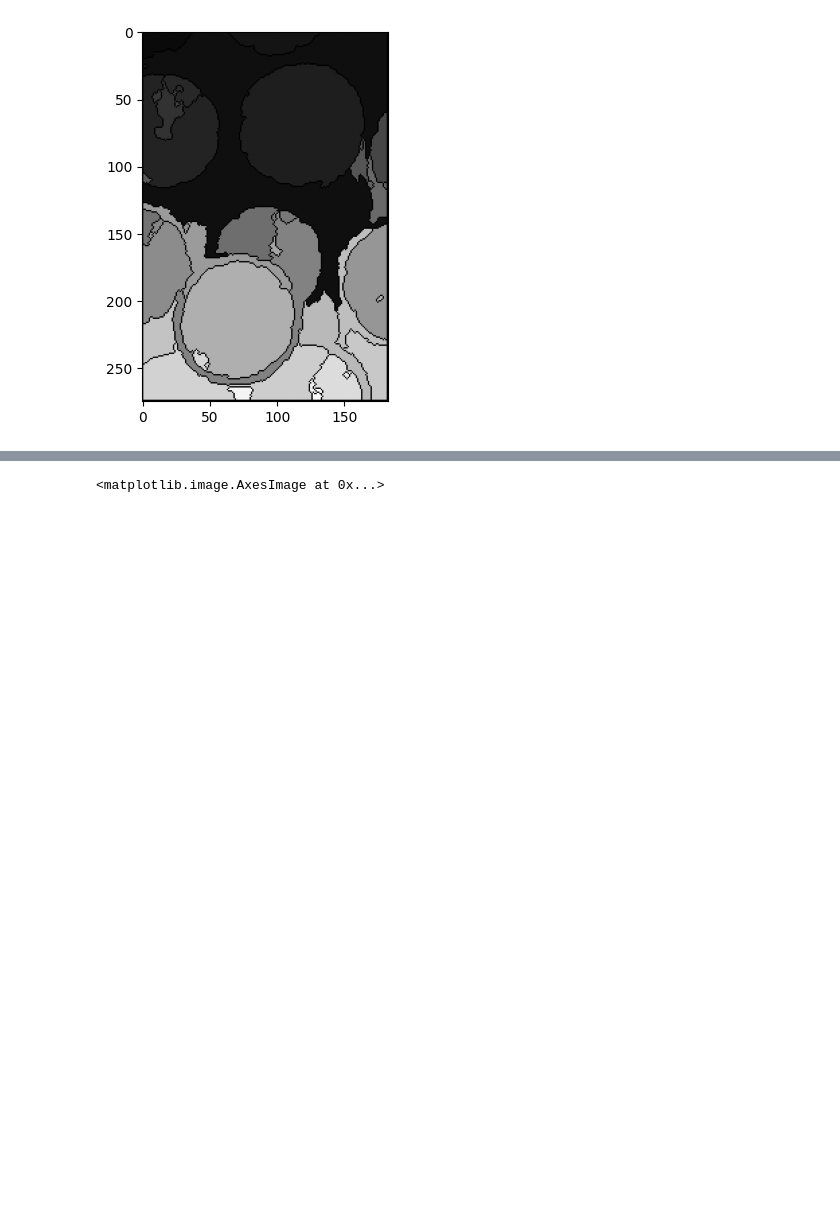
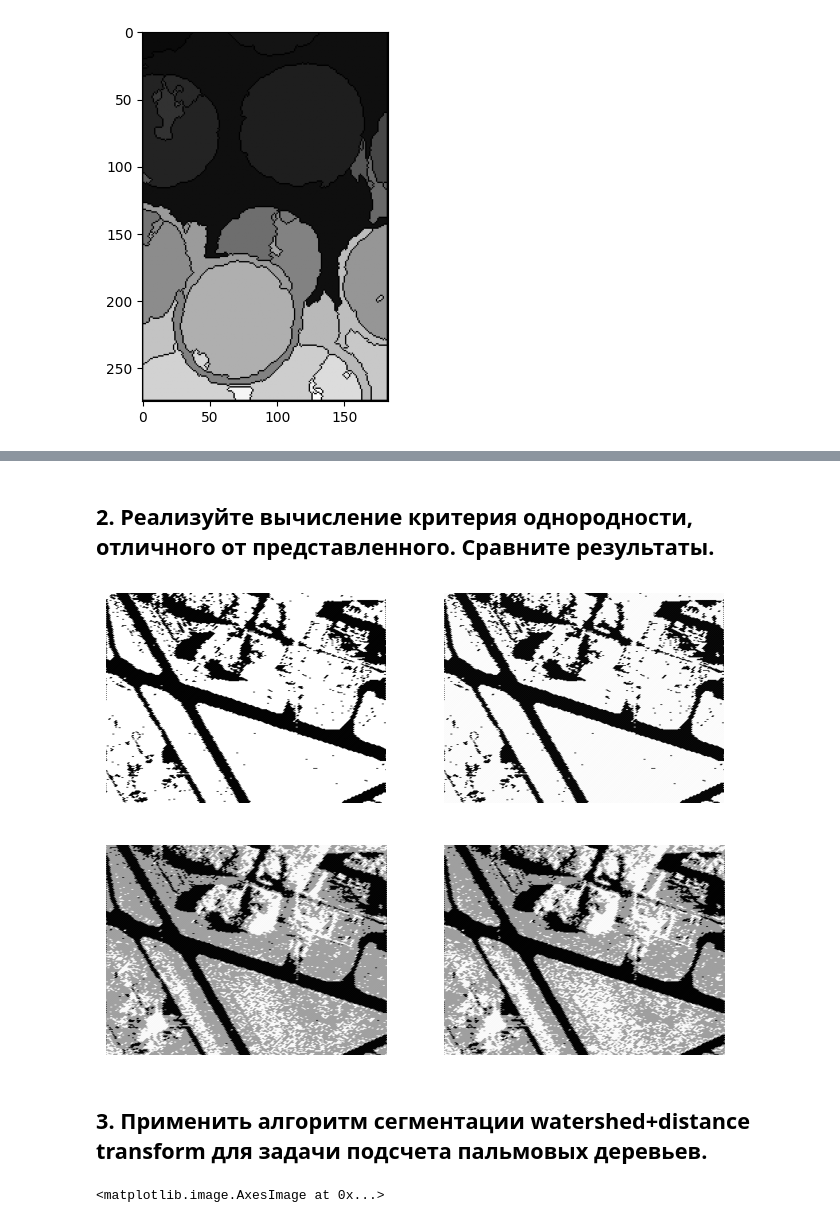
Before and after one commit to otherdelusions/IP_Practice, a Jupyter notebook: Practice_4/DE_IP_2024_Task_4.ipynb, the cells around one changed output, grey strips where cells are left out. Drawn from its saved outputs; the diff is of its cells as text; code cells hidden in the pictures; blank space fills up the shorter version.

```diff
--- a/Practice_4/DE_IP_2024_Task_4.ipynb
+++ b/Practice_4/DE_IP_2024_Task_4.ipynb
@@ -171,0 +114,7 @@ plt.imshow(markers, cmap="gray")
+# %%
+image = cv2.imread('sar_1.jpg')
+image_gray = cv2.cvtColor(image, cv2.COLOR_BGR2GRAY)
+
+seed_point = (250, 250) # Вроде точка в центре должна быть на газоне
+mask_average = region_growing(image_gray, seed_point, homo_average, 4, 25)
+plt.imshow(mask_average, cmap="gray")
@@ -172,3 +141,39 @@ plt.imshow(markers, cmap="gray")
+# %% [markdown]
+## 2. Реализуйте вычисление критерия однородности, отличного от представленного. Сравните результаты.
+# %%
+flags = cv2.KMEANS_RANDOM_CENTERS
+
+z = image_gray.reshape((-1,3))
+z = np.float32(z)
+
+# convert to np.float32
+z = np.float32(z)
+# define criteria, number of clusters(K) and apply kmeans()
+criteria_EPS_MAX = (cv2.TERM_CRITERIA_EPS + cv2.TERM_CRITERIA_MAX_ITER, 10, 1.0)
+criteria_EPS = (cv2.TERM_CRITERIA_MAX_ITER, 20, 0)
+
+criteria_list = [criteria_EPS_MAX, criteria_EPS]
+K_list = [2, 3]
+
+plt.figure(figsize=(8, 6))
+
+plot_index = 1
+for k in K_list:
+    for criteria in criteria_list:
+        ret, label, center = cv2.kmeans(z, k, None, criteria, 10, cv2.KMEANS_RANDOM_CENTERS)
+        center = np.uint8(center)
+        res = center[label.flatten()]
+        res2 = res.reshape((image_gray.shape))
+        plt.subplot(len(K_list), len(criteria_list), plot_index)
+        plt.axis('off')
+        plt.imshow(res2, cmap='gray')
+        plot_index += 1
+
+plt.show()
+# %% [output]
+[figure, added]
+# %% [markdown]
+## 3. Применить алгоритм сегментации watershed+distance transform для задачи подсчета пальмовых деревьев.
 # %%
 image = cv2.imread('palm_1.JPG')
 image_gray = cv2.cvtColor(image, cv2.COLOR_BGR2GRAY)
```
Also changed, not shown: parts of 7 cells of this notebook, 1 other file.
